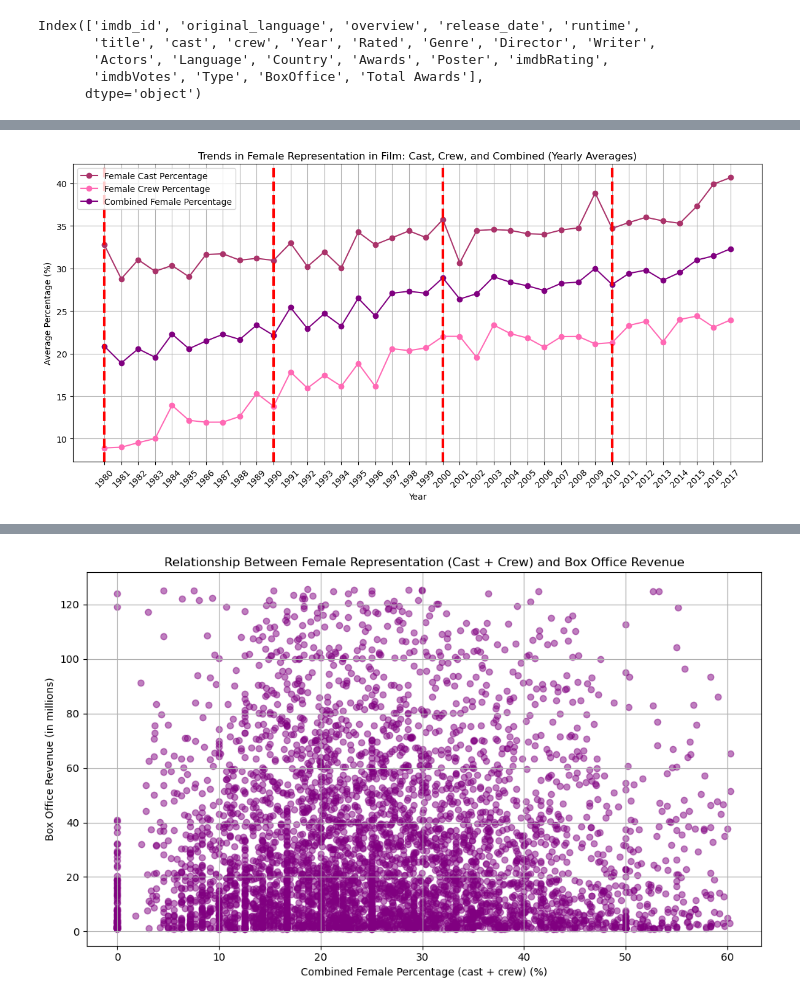
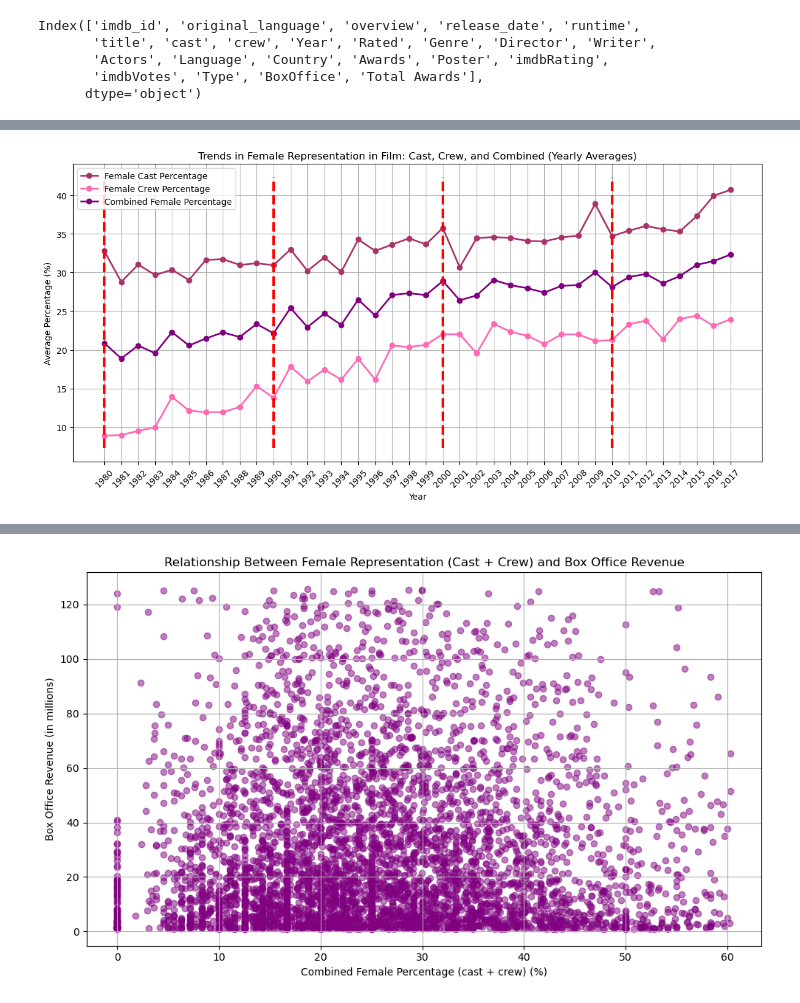
Before and after one commit to TomSull222/BCS-Project-1, a Jupyter notebook: dan-main.ipynb, the cells around one changed output, grey strips where cells are left out. Saved outputs shown, nothing was run; the diff lists cells and outputs as text; code cells hidden in the pictures.

```diff
--- a/dan-main.ipynb
+++ b/dan-main.ipynb
@@ -129,38 +117,43 @@ Dataframe size 5457
 # Group by Year and calculate the mean percent_female_cast and percent_female_crew
 grouped_df = refined_df.groupby('Year').agg({
     'percent_female_cast': 'mean',
     'percent_female_crew': 'mean',
     'percent_female_combined': 'mean'
 })
 
 # Assuming grouped_df is already defined as per your code
 plt.figure(figsize=(12, 6))
 
-# Plotting the lines
-plt.plot(grouped_df.index, grouped_df['percent_female_cast'], label='Female Cast Percentage', color='#AA336A', marker='o')
-plt.plot(grouped_df.index, grouped_df['percent_female_crew'], label='Female Crew Percentage', color='hotpink', marker='o')
-plt.plot(grouped_df.index, grouped_df['percent_female_combined'], label='Combined Female Percentage', color='purple', marker='o')
+# Plotting the lines with improved aesthetics
+plt.plot(grouped_df.index, grouped_df['percent_female_cast'], label='Female Cast Percentage',
+         color='#AA336A', marker='o', markersize=6, linewidth=2)
+plt.plot(grouped_df.index, grouped_df['percent_female_crew'], label='Female Crew Percentage',
+         color='hotpink', marker='o', markersize=6, linewidth=2)
+plt.plot(grouped_df.index, grouped_df['percent_female_combined'], label='Combined Female Percentage',
+         color='purple', marker='o', markersize=6, linewidth=2)
 
 # Adding vertical lines for the start of each decade
-decade_starts = [1980, 1990, 2000, 2010]  # List of decades
-for year in decade_starts:
-    plt.axvline(x=year, color='red', linestyle='--', linewidth=3)  # Add vertical line
+# List of decades
+decade_starts = [1980, 1990, 2000, 2010]
+# Add vertical lines for each decade
+plt.vlines(decade_starts, *plt.ylim(), color='red', linestyle='--', linewidth=3)
+
 
 
 # Adding titles and labels
 plt.title('Trends in Female Representation in Film: Cast, Crew, and Combined (Yearly Averages)')
 plt.xlabel('Year')
 plt.ylabel('Average Percentage (%)')
 plt.xticks(grouped_df.index, rotation=45)  # Rotate x-axis labels for better readability
 plt.legend()  # Show legend
 plt.grid(True)  # Add a grid for better visibility
 
 plt.tight_layout()  # Adjust layout to fit labels
 
 # Save the plot as an image
 plt.savefig('output/female_representation_by_year.png')  # Save as PNG
 
 # Show plot
 plt.show()
 # %% [output]
-[figure, old version]
+[figure, new version]
```
Also changed, not shown: parts of 8 cells of this notebook, 1 other file.
